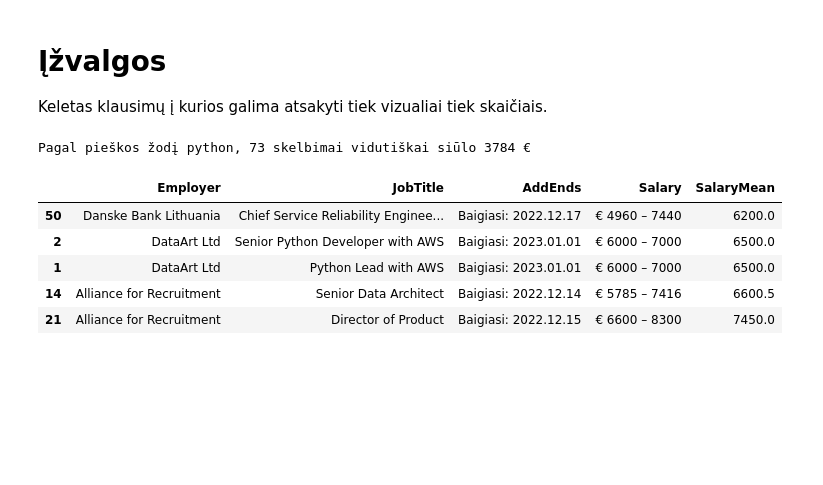
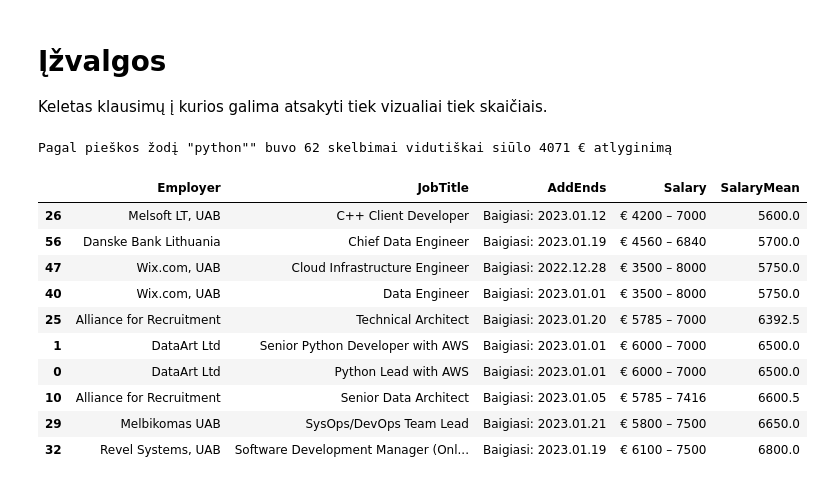
Before and after one commit to TK-Problem/Python-mokymai, a Jupyter notebook: Scripts/cvonline.ipynb, the cells around one changed output. Saved outputs shown, nothing was run; the diff lists cells and outputs as text; code cells hidden in the pictures; blank space fills up the shorter version.

```diff
--- a/Scripts/cvonline.ipynb
+++ b/Scripts/cvonline.ipynb
@@ -119,18 +119,16 @@ async def cvonline(keyword="python"):
               # get text value
               offer_ends = c.text
 
-          # get salary (there are two types of employers)
-          # use different slicing if there are more columns in an element
-          if "TOP Darbdavys" in _contents[-1].text:
-            salary = _contents[-4].text
-            # if it is hourly rate (/h) read different element
-            if salary == "/h":
-              salary = _contents[-5].text
+          # get salary value
+          salary = row.find('span', {'class': 'jsx-1401030249 vacancy-item__salary-label'})
+
+          # convert salary to text
+          if salary:
+            salary = salary.text
           else:
-            salary = _contents[-1].text
-            # if it is hourly rate (/h) read different element
-            if salary == "/h":
-              salary = _contents[-2].text
+            salary = ''
+
+          # "jsx-1401030249 vacancy-item__salary-label"
 
 
           # add data to temp. list
@@ -237,21 +235,30 @@ df_c.head()
 
 Keletas klausimų į kurios galima atsakyti tiek vizualiai tiek skaičiais.
 # %%
-# vidutinis atlyginimas pagal raktžodį
-print(f'Pagal pieškos žodį {keyword}, {len(df_c)} skelbimai vidutiškai siūlo {df_c.SalaryMean.mean():.0f} €')
+#@title Vidutinis atlyginimas
+
+# atspausindit atsakymą
+print(f'Pagal pieškos žodį "{keyword}"" buvo {len(df_c)} skelbimai vidutiškai siūlo {df_c.SalaryMean.mean():.0f} € atlyginimą')
 # %% [output]
-Pagal pieškos žodį python, 73 skelbimai vidutiškai siūlo 3784 €
+Pagal pieškos žodį "python"" buvo 62 skelbimai vidutiškai siūlo 4071 € atlyginimą
 # %%
+#@title Top skelbimai su didžiausiais atlyginimais
+
 # top N dižiausius atlyginimus turintys skelbimai
-N = 5 # @param {type:"integer"}
+N = 10 # @param {type:"integer"}
 cols = ['Employer', 'JobTitle', 'AddEnds', 'Salary', 'SalaryMean']
 
 # sort and return N largest
 df_c.sort_values(by="SalaryMean").tail(N)[cols]
 # %% [output]
 |  | Employer | JobTitle | AddEnds | Salary | SalaryMean |
-| 50 | Danske Bank Lithuania | Chief Service Reliability Enginee... | Baigiasi: 2022.12.17 | € 4960 – 7440 | 6200.0 |
-| 2 | DataArt Ltd | Senior Python Developer with AWS | Baigiasi: 2023.01.01 | € 6000 – 7000 | 6500.0 |
-| 1 | DataArt Ltd | Python Lead with AWS | Baigiasi: 2023.01.01 | € 6000 – 7000 | 6500.0 |
-| 14 | Alliance for Recruitment | Senior Data Architect | Baigiasi: 2022.12.14 | € 5785 – 7416 | 6600.5 |
-| 21 | Alliance for Recruitment | Director of Product | Baigiasi: 2022.12.15 | € 6600 – 8300 | 7450.0 |
+| 26 | Melsoft LT, UAB | C++ Client Developer | Baigiasi: 2023.01.12 | € 4200 – 7000 | 5600.0 |
+| 56 | Danske Bank Lithuania | Chief Data Engineer | Baigiasi: 2023.01.19 | € 4560 – 6840 | 5700.0 |
+| 47 | Wix.com, UAB | Cloud Infrastructure Engineer | Baigiasi: 2022.12.28 | € 3500 – 8000 | 5750.0 |
+| 40 | Wix.com, UAB | Data Engineer | Baigiasi: 2023.01.01 | € 3500 – 8000 | 5750.0 |
+| 25 | Alliance for Recruitment | Technical Architect | Baigiasi: 2023.01.20 | € 5785 – 7000 | 6392.5 |
+| 1 | DataArt Ltd | Senior Python Developer with AWS | Baigiasi: 2023.01.01 | € 6000 – 7000 | 6500.0 |
+| 0 | DataArt Ltd | Python Lead with AWS | Baigiasi: 2023.01.01 | € 6000 – 7000 | 6500.0 |
+| 10 | Alliance for Recruitment | Senior Data Architect | Baigiasi: 2023.01.05 | € 5785 – 7416 | 6600.5 |
+| 29 | Melbikomas UAB | SysOps/DevOps Team Lead | Baigiasi: 2023.01.21 | € 5800 – 7500 | 6650.0 |
+| 32 | Revel Systems, UAB | Software Development Manager (Onl... | Baigiasi: 2023.01.19 | € 6100 – 7500 | 6800.0 |
```
Also changed, not shown: parts of 5 cells of this notebook.
